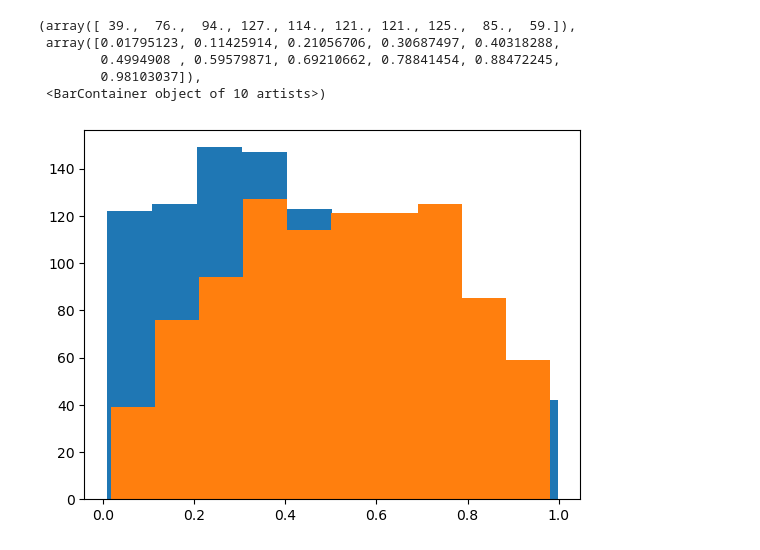
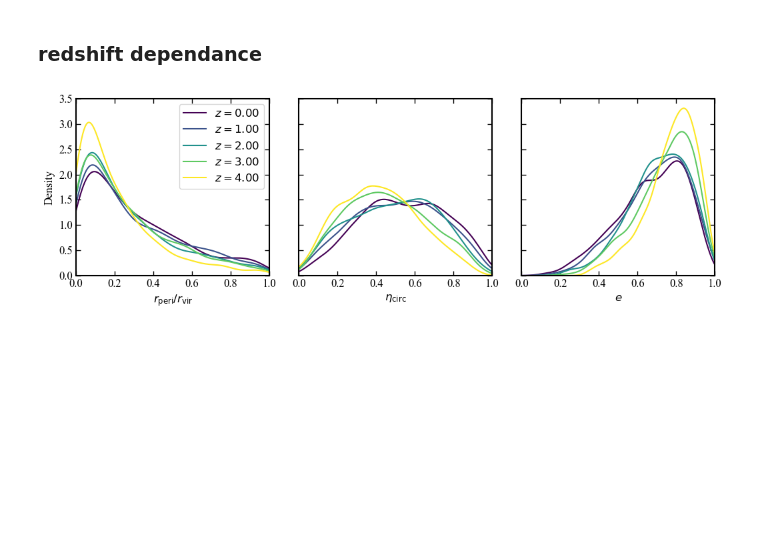
Before and after one commit to jsmonzon/MassSpec, a Jupyter notebook: notebooks/orbit/wetzel_test.ipynb, the cells around one changed output. Saved outputs shown, nothing was run; the diff lists cells and outputs as text; code cells hidden in the pictures; blank space fills up the shorter version.

Commit message:
adding in new scripts to run MW sample

```diff
--- a/notebooks/orbit/wetzel_test.ipynb
+++ b/notebooks/orbit/wetzel_test.ipynb
@@ -30,6 +31,11 @@ import config as cfg
 import init
 import aux
 from scipy import stats
+# %%
+plt.style.use('../../../SatGen/notebooks/paper1/paper.mplstyle')
+double_textwidth = 7.0 #inches
+single_textwidth = 3.5 #inches
+levelz = [1-0.99, 1-0.95, 1-0.68]
 # %%
 early = jsm_visualize.Tree_Vis(file="../../../StellarHalo/data/four_examples/DF/early_evo.npz", merger_crit=-2, fesc=0.2, scatter=False, verbose=False)
 hp = early.host_profiles[0]
@@ -54,13 +43,52 @@ plt.hist(orb.get('circularity_E'))
-# %%
-orb = aux.SatelliteOrbit(hp, z=0, Msub=sp.Mh, sp=sp, model="li2020", N_samples=1000)
-
-# or access distributions directly
-plt.hist(orb.get('r_peri_rvir'))
-plt.hist(orb.get('circularity_E'))
-# %% [output]
-(array([ 39.,  76.,  94., 127., 114., 121., 121., 125.,  85.,  59.]),
- array([0.01795123, 0.11425914, 0.21056706, 0.30687497, 0.40318288,
-        0.4994908 , 0.59579871, 0.69210662, 0.78841454, 0.88472245,
-        0.98103037]),
- <BarContainer object of 10 artists>)
-[figure, removed]
+# %% [markdown]
+### redshift dependance
+# %%
+cmap = cm.viridis
+z_vals = np.array([0, 1, 2, 3, 4])
+norm = mcolors.Normalize(vmin=z_vals.min(), vmax=z_vals.max())
+# %%
+worb0 = aux.SatelliteOrbit(hp, z=0, sp=sp, model="wetzel2011", N_samples=1000)
+worb1 = aux.SatelliteOrbit(hp, z=1, sp=sp, model="wetzel2011", N_samples=1000)
+worb2 = aux.SatelliteOrbit(hp, z=2, sp=sp, model="wetzel2011", N_samples=1000)
+worb3 = aux.SatelliteOrbit(hp, z=3, sp=sp, model="wetzel2011", N_samples=1000)
+worb4 = aux.SatelliteOrbit(hp, z=4, sp=sp, model="wetzel2011", N_samples=1000)
+
+w_dataz = [worb0, worb1, worb2, worb3, worb4]
+# %%
+fig, ax = plt.subplots(1, 3, sharey=True,
+                       figsize=(double_textwidth*1.5, single_textwidth))
+
+# --- plot with labels for legend ---
+for mi, data in zip(z_vals, w_dataz):
+    color = cmap(norm(mi))
+
+    sns.kdeplot(data.get('r_peri_sampled'),
+                ax=ax[0],
+                color=color,
+                label=f"$z={mi:.2f}$")
+
+    sns.kdeplot(data.get('eta_sampled'),
+                ax=ax[1],
+                color=color)
+
+    sns.kdeplot(data.get('eccentricity'),
+                ax=ax[2],
+                color=color)
+
+# --- axes formatting ---
+ax[0].set_xlim(0, 1)
+ax[1].set_xlim(0, 1)
+ax[2].set_xlim(0, 1)
+ax[0].set_ylim(0, 3.5)
+
+ax[0].set_xlabel(r"$r_{\rm peri}/r_{\rm vir}$")
+ax[1].set_xlabel(r"$\eta_{\rm circ}$")
+ax[2].set_xlabel(r"$e$")
+
+# --- legend (only once, on left panel) ---
+ax[0].legend()
+
+plt.tight_layout()
+plt.show()
+# %% [output]
+[figure, added]
```
Also changed, not shown: parts of 19 cells of this notebook, 24 other files.
